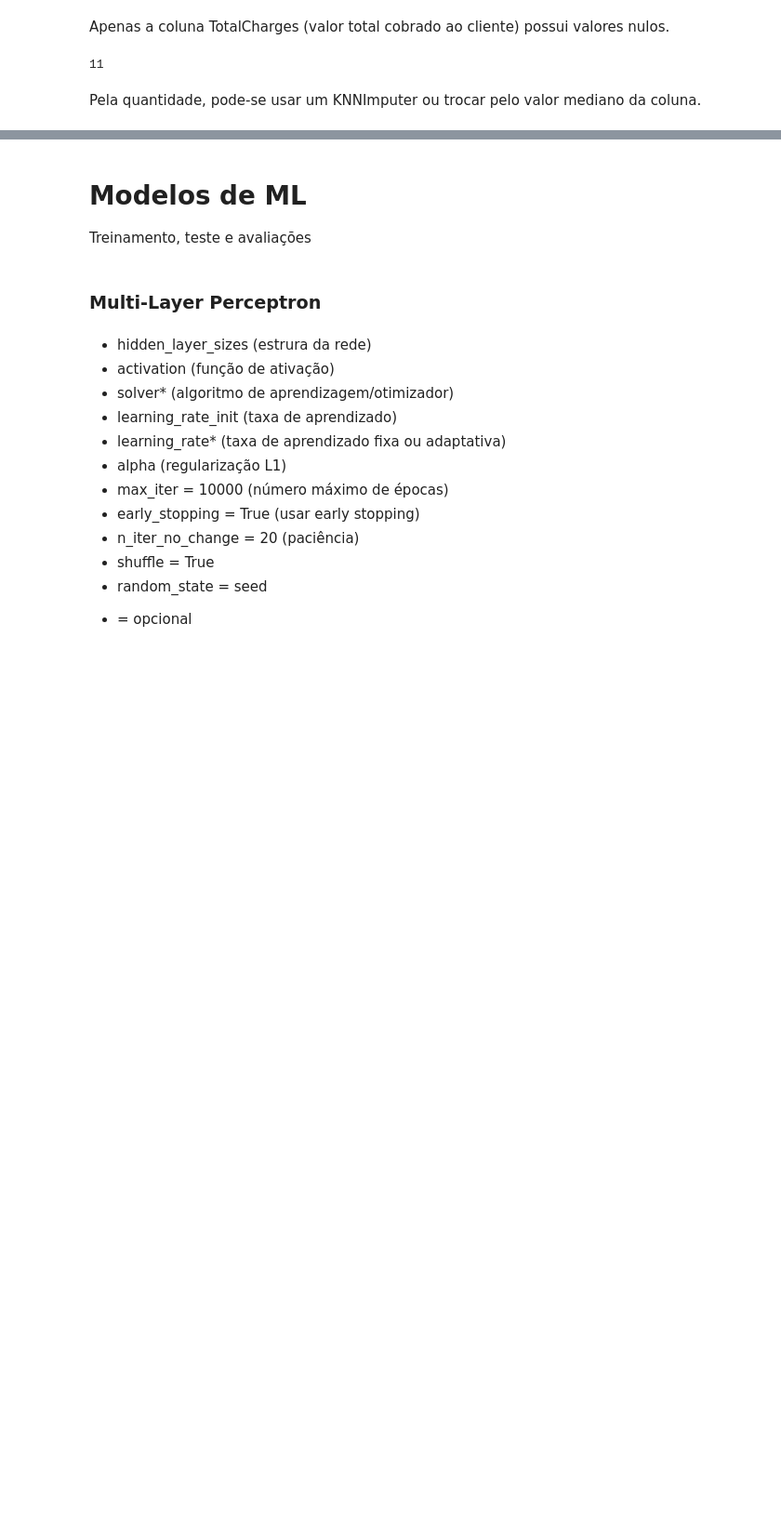
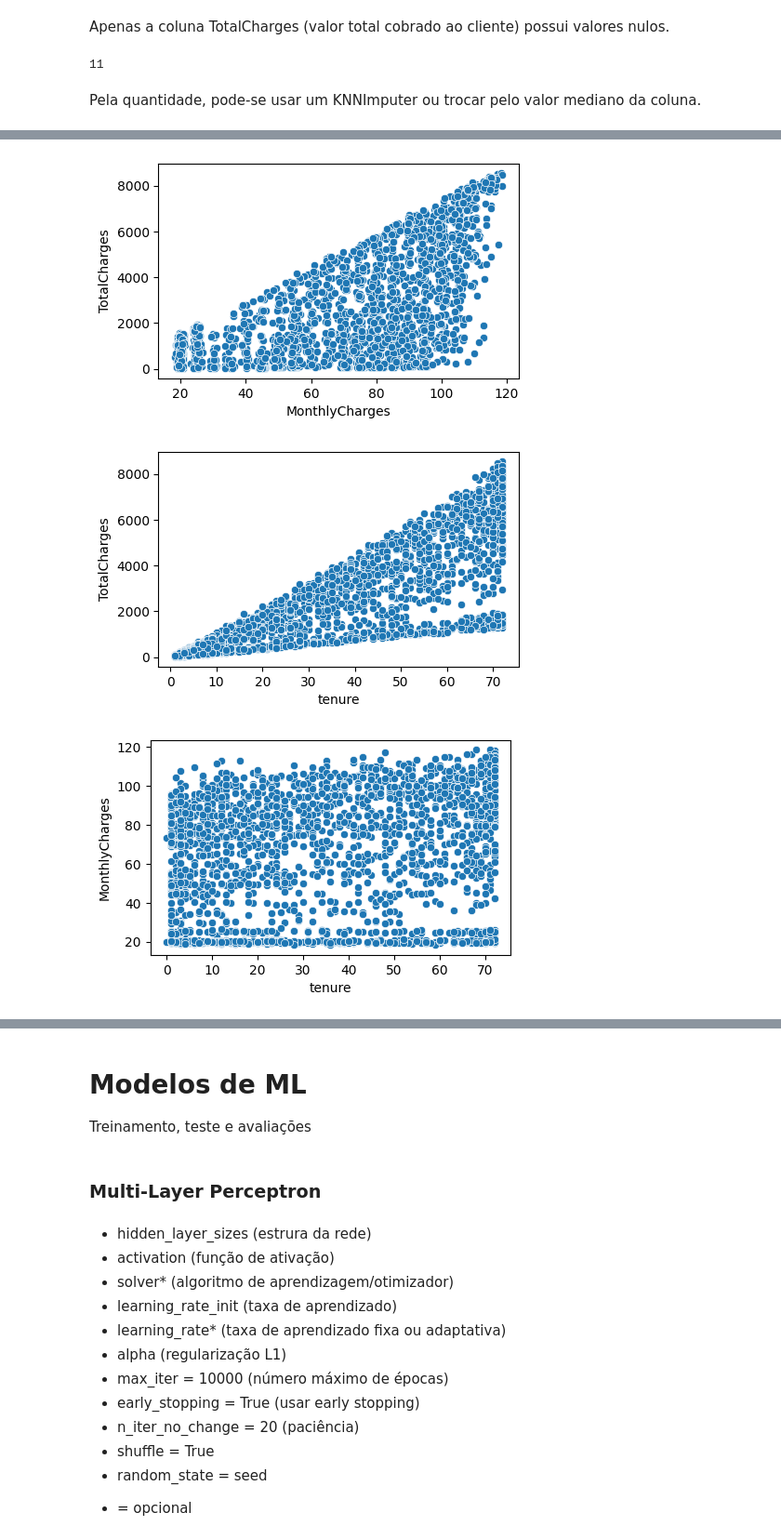
Before and after one commit to pedrobslima/redes_neurais, a Jupyter notebook: projeto_rn.ipynb, the cells around one changed output, grey strips where cells are left out. Shown at 93% size. Drawn from its saved outputs; the diff is of its cells as text; code cells hidden in the pictures; blank space fills up the shorter version.

```diff
--- a/projeto_rn.ipynb
+++ b/projeto_rn.ipynb
@@ -373,0 +455,14 @@ Pela quantidade, pode-se usar um KNNImputer ou trocar pelo valor mediano da colu
+# %%
+plt.figure(figsize=(5,3))
+sns.scatterplot(df_train1, y='TotalCharges', x='MonthlyCharges')
+plt.show()
+plt.figure(figsize=(5,3))
+sns.scatterplot(df_train1, y='TotalCharges', x='tenure')
+plt.show()
+plt.figure(figsize=(5,3))
+sns.scatterplot(df_train1, y='MonthlyCharges', x='tenure')
+plt.show()
+# %% [output]
+[figure, added]
+[figure, added]
+[figure, added]
```
Also changed, not shown: parts of 67 cells of this notebook.
